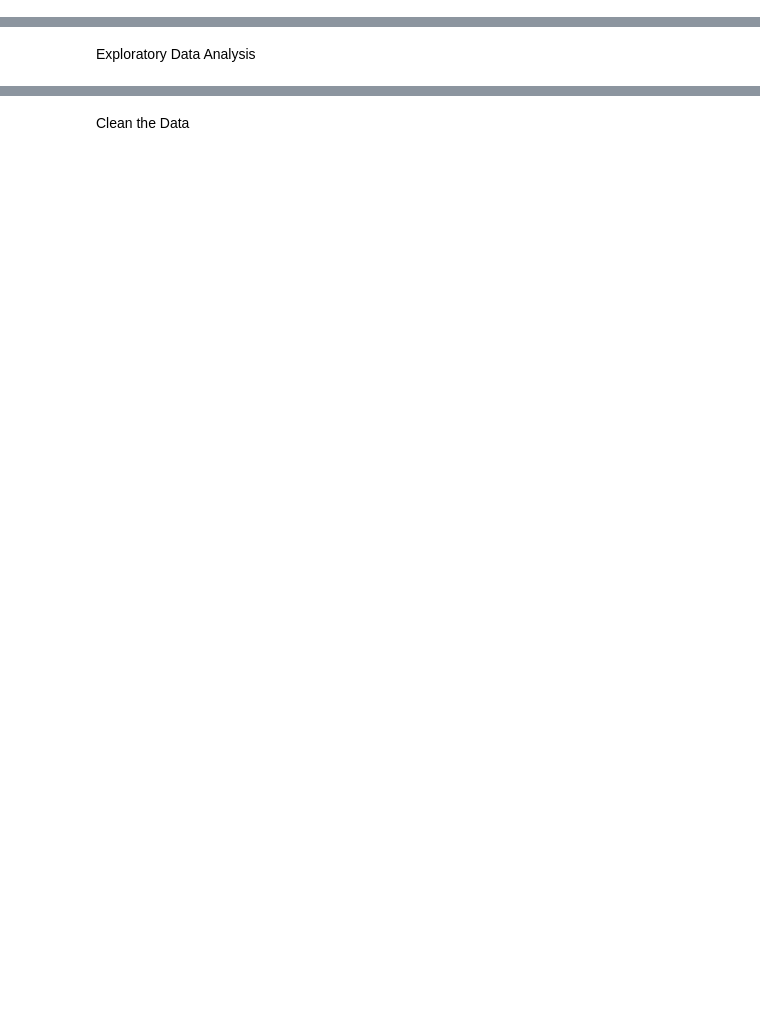
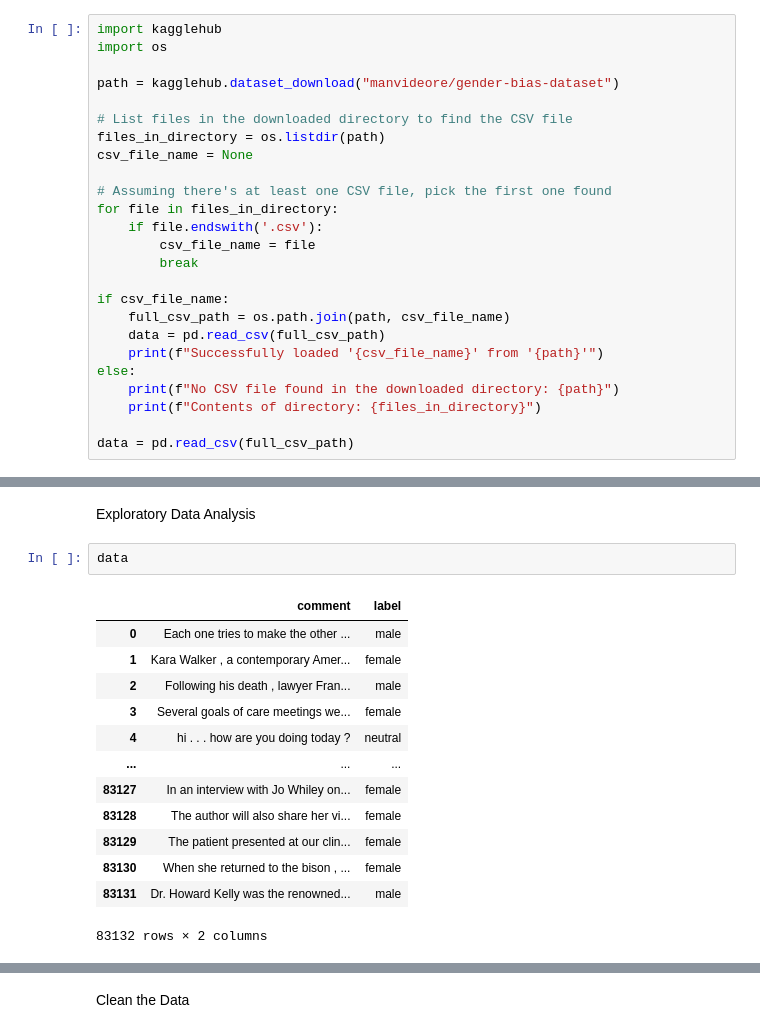
Before and after one commit to olorunfemibabalola/Bias-Detection-NLP, a Jupyter notebook: Bias_Detection.ipynb, the cells around one changed output, grey strips where cells are left out. Cells and saved outputs as stored; diff of their text form; blank space fills up the shorter version.

```diff
--- a/Bias_Detection.ipynb
+++ b/Bias_Detection.ipynb
@@ -12,2 +20,27 @@ Import Modeules
 # %% [markdown]
 Import the Dataset
+# %%
+import kagglehub
+import os
+
+path = kagglehub.dataset_download("manvideore/gender-bias-dataset")
+
+# List files in the downloaded directory to find the CSV file
+files_in_directory = os.listdir(path)
+csv_file_name = None
+
+# Assuming there's at least one CSV file, pick the first one found
+for file in files_in_directory:
+    if file.endswith('.csv'):
+        csv_file_name = file
+        break
+
+if csv_file_name:
+    full_csv_path = os.path.join(path, csv_file_name)
+    data = pd.read_csv(full_csv_path)
+    print(f"Successfully loaded '{csv_file_name}' from '{path}'")
+else:
+    print(f"No CSV file found in the downloaded directory: {path}")
+    print(f"Contents of directory: {files_in_directory}")
+
+data = pd.read_csv(full_csv_path)
@@ -14,2 +50,18 @@ Import the Dataset
 # %% [markdown]
 Exploratory Data Analysis
+# %%
+data
+# %% [output]
+|  | comment | label |
+| 0 | Each one tries to make the other ... | male |
+| 1 | Kara Walker , a contemporary Amer... | female |
+| 2 | Following his death , lawyer Fran... | male |
+| 3 | Several goals of care meetings we... | female |
+| 4 | hi . . . how are you doing today ? | neutral |
+| ... | ... | ... |
+| 83127 | In an interview with Jo Whiley on... | female |
+| 83128 | The author will also share her vi... | female |
+| 83129 | The patient presented at our clin... | female |
+| 83130 | When she returned to the bison , ... | female |
+| 83131 | Dr. Howard Kelly was the renowned... | male |
+83132 rows × 2 columns
```
Also changed, not shown: parts of 15 cells of this notebook.
